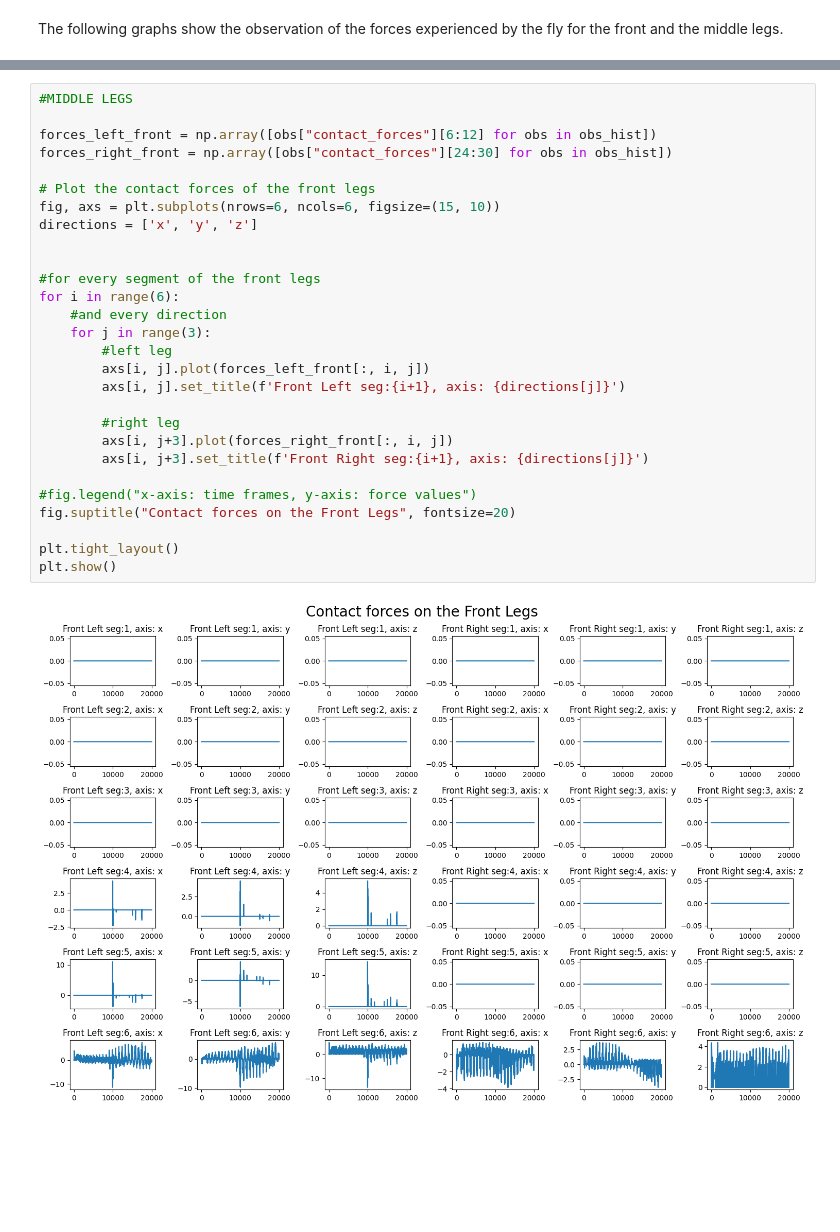
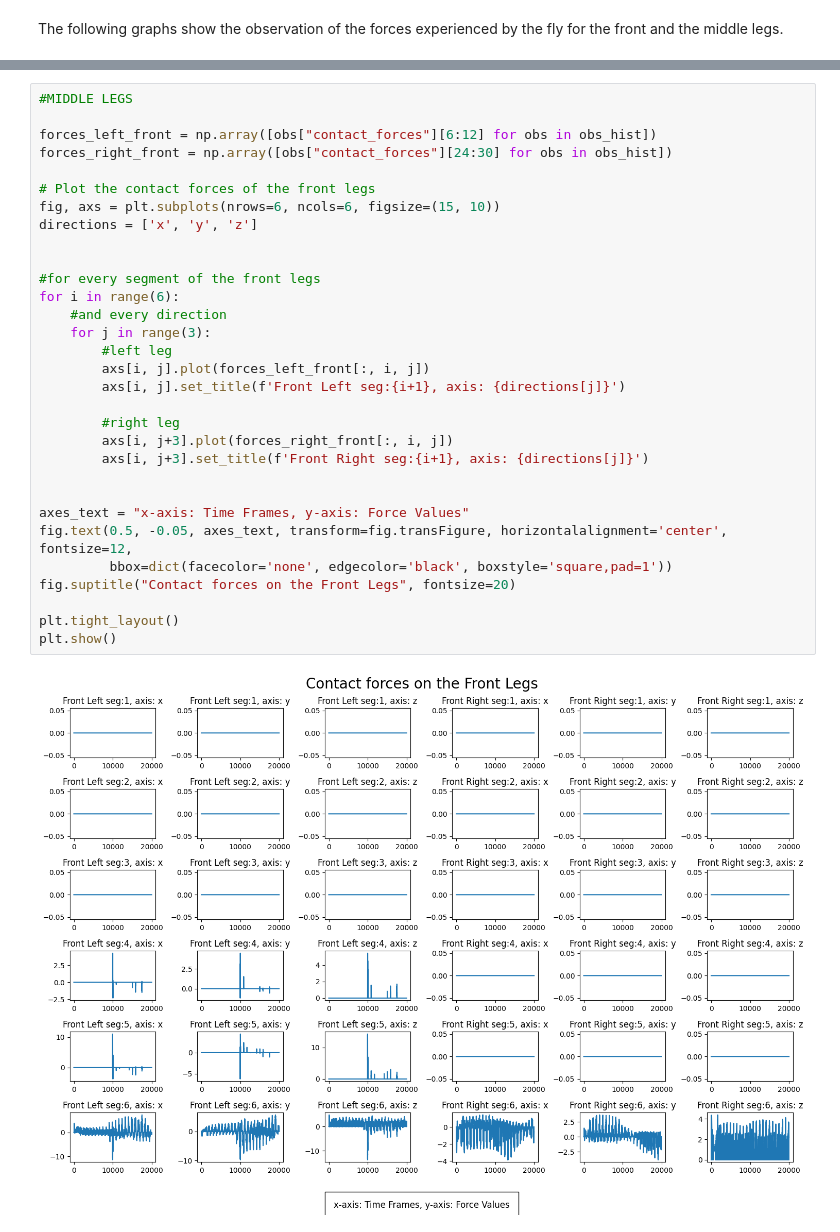
Before and after one commit to sinarollin/Mechanosensation-with-Neuromechfly, a Jupyter notebook: 2_Contact_Forces.ipynb, the cells around one changed output, grey strips where cells are left out. Cells and saved outputs as stored; diff of their text form; blank space fills up the shorter version.

Commit message:
update contact force final

```diff
--- a/2_Contact_Forces.ipynb
+++ b/2_Contact_Forces.ipynb
@@ -162,31 +162,34 @@ plt.show()
 # %%
 #MIDDLE LEGS
 
 forces_left_front = np.array([obs["contact_forces"][6:12] for obs in obs_hist])
 forces_right_front = np.array([obs["contact_forces"][24:30] for obs in obs_hist])
 
 # Plot the contact forces of the front legs
 fig, axs = plt.subplots(nrows=6, ncols=6, figsize=(15, 10))
 directions = ['x', 'y', 'z']
 
 
 #for every segment of the front legs
 for i in range(6):
     #and every direction
     for j in range(3):
         #left leg
         axs[i, j].plot(forces_left_front[:, i, j])
         axs[i, j].set_title(f'Front Left seg:{i+1}, axis: {directions[j]}')
 
         #right leg
         axs[i, j+3].plot(forces_right_front[:, i, j])
         axs[i, j+3].set_title(f'Front Right seg:{i+1}, axis: {directions[j]}')
 
-#fig.legend("x-axis: time frames, y-axis: force values")
+
+axes_text = "x-axis: Time Frames, y-axis: Force Values"
+fig.text(0.5, -0.05, axes_text, transform=fig.transFigure, horizontalalignment='center', fontsize=12,
+         bbox=dict(facecolor='none', edgecolor='black', boxstyle='square,pad=1'))
 fig.suptitle("Contact forces on the Front Legs", fontsize=20)
 
 plt.tight_layout()
 plt.show()
 # %% [output]
-[figure, old version]
+[figure, new version]
 # %% [markdown]
```
Also changed, not shown: parts of 2 cells of this notebook.
